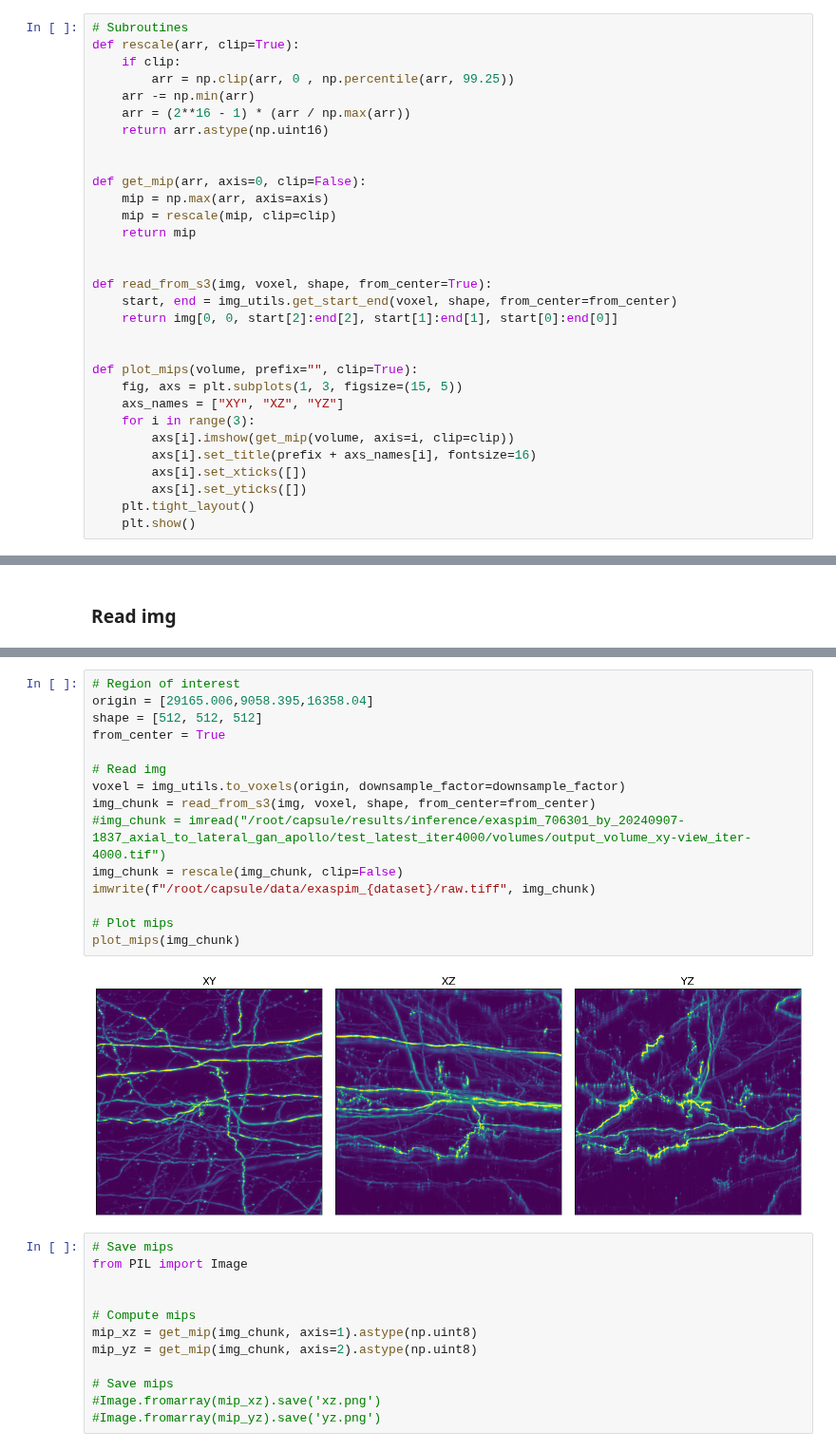
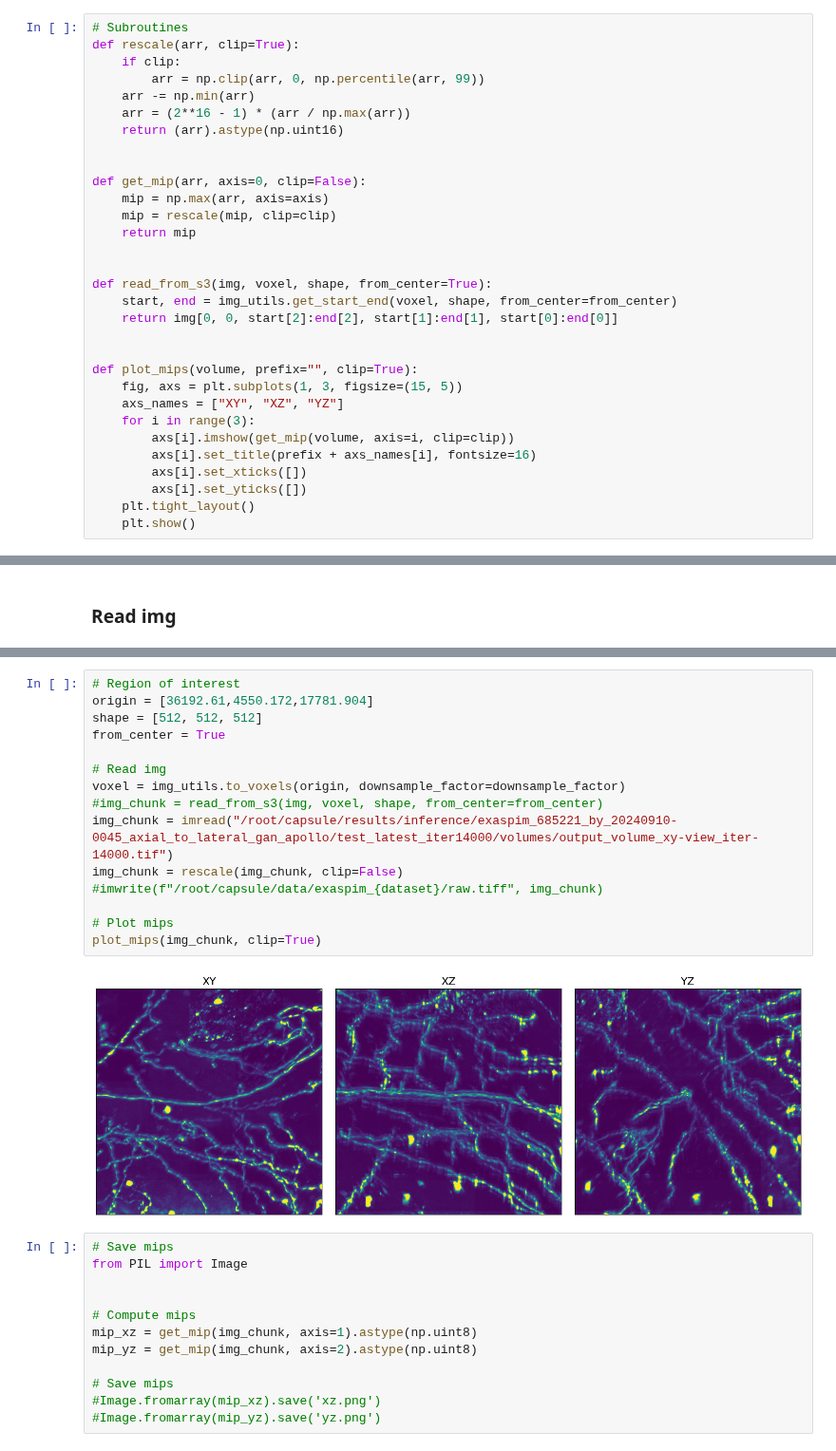
Before and after one commit to AllenNeuralDynamics/aind-exaspim-soma-detection, a Jupyter notebook: code/deconvolution_notebook.ipynb, the cells around one changed output, grey strips where cells are left out. Shown at 95% size. Cells and saved outputs as stored; diff of their text form.

```diff
--- a/code/deconvolution_notebook.ipynb
+++ b/code/deconvolution_notebook.ipynb
@@ -26,10 +29,10 @@ IMG_PREFIX = {
 # Subroutines
 def rescale(arr, clip=True):
     if clip:
-        arr = np.clip(arr, 0 , np.percentile(arr, 99.25))
+        arr = np.clip(arr, 0, np.percentile(arr, 99))
     arr -= np.min(arr)
     arr = (2**16 - 1) * (arr / np.max(arr))
-    return arr.astype(np.uint16)
+    return (arr).astype(np.uint16)
 
 
 def get_mip(arr, axis=0, clip=False):
@@ -98,21 +113,21 @@ sites = [
 # [36063.15,9586.425,20097.422]
 # %%
 # Region of interest
-origin = [29165.006,9058.395,16358.04]
+origin = [36192.61,4550.172,17781.904]
 shape = [512, 512, 512]
 from_center = True
 
 # Read img
 voxel = img_utils.to_voxels(origin, downsample_factor=downsample_factor)
-img_chunk = read_from_s3(img, voxel, shape, from_center=from_center)
-#img_chunk = imread("/root/capsule/results/inference/exaspim_706301_by_20240907-1837_axial_to_lateral_gan_apollo/test_latest_iter4000/volumes/output_volume_xy-view_iter-4000.tif")
+#img_chunk = read_from_s3(img, voxel, shape, from_center=from_center)
+img_chunk = imread("/root/capsule/results/inference/exaspim_685221_by_20240910-0045_axial_to_lateral_gan_apollo/test_latest_iter14000/volumes/output_volume_xy-view_iter-14000.tif")
 img_chunk = rescale(img_chunk, clip=False)
-imwrite(f"/root/capsule/data/exaspim_{dataset}/raw.tiff", img_chunk)
+#imwrite(f"/root/capsule/data/exaspim_{dataset}/raw.tiff", img_chunk)
 
 # Plot mips
-plot_mips(img_chunk)
+plot_mips(img_chunk, clip=True)
 # %% [output]
-[figure, old version]
+[figure, new version]
 # %%
 # Save mips
 from PIL import Image
```
Also changed, not shown: parts of 7 cells of this notebook, 7 other files.
